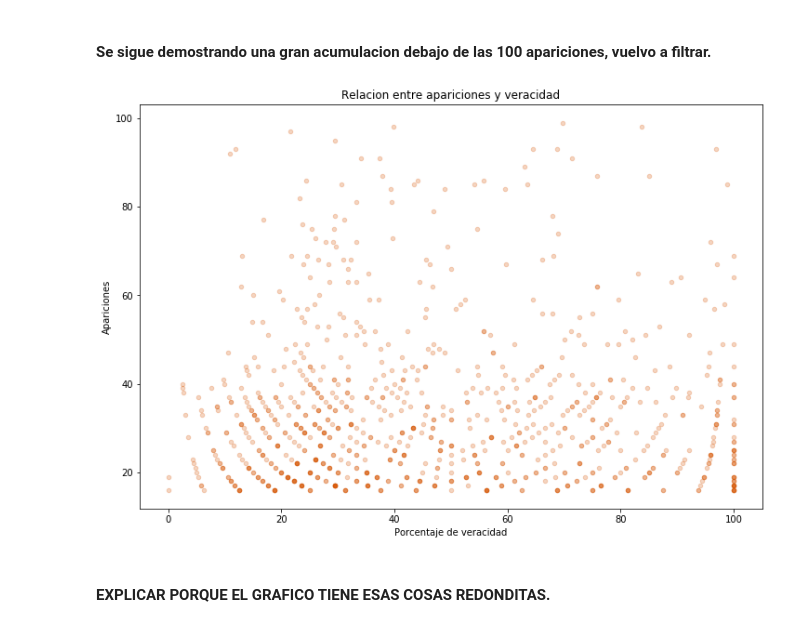
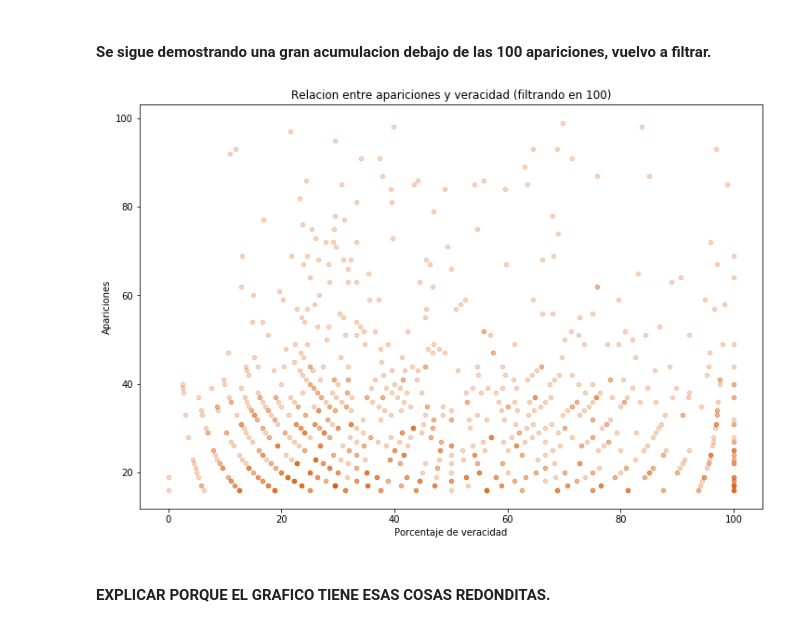
Before and after one commit to RiedelNicolas/TP1-Organizacion-de-Datos, a Jupyter notebook: Nico.ipynb, the cells around one changed output. Drawn from its saved outputs; the diff is of its cells as text; code cells hidden in the pictures.

```diff
--- a/Nico.ipynb
+++ b/Nico.ipynb
@@ -400,12 +402,12 @@ ax.set_xlabel('Porcentaje de veracidad');
 # %%
 agrupadas_short = agrupadas.loc[agrupadas[('apariciones_totales')]<100,:]
 # %%
-agrupadas_short.plot.scatter('porcentaje_veraces','apariciones_totales', title='Relacion entre apariciones y veracidad',alpha=0.25,figsize=(12,8), color = color);
+agrupadas_short.plot.scatter('porcentaje_veraces','apariciones_totales', title='Relacion entre apariciones y veracidad (filtrando en 100)',alpha=0.25,figsize=(12,8), color = color);
 ax=plt.gca()
 ax.set_ylabel('Apariciones')
 ax.set_xlabel('Porcentaje de veracidad');
 # %% [output]
-[figure, old version]
+[figure, new version]
 # %% [markdown]
 #### EXPLICAR PORQUE EL GRAFICO TIENE ESAS COSAS REDONDITAS.
 # %% [markdown]
```
Also changed, not shown: parts of 11 cells of this notebook, 12 other files.
